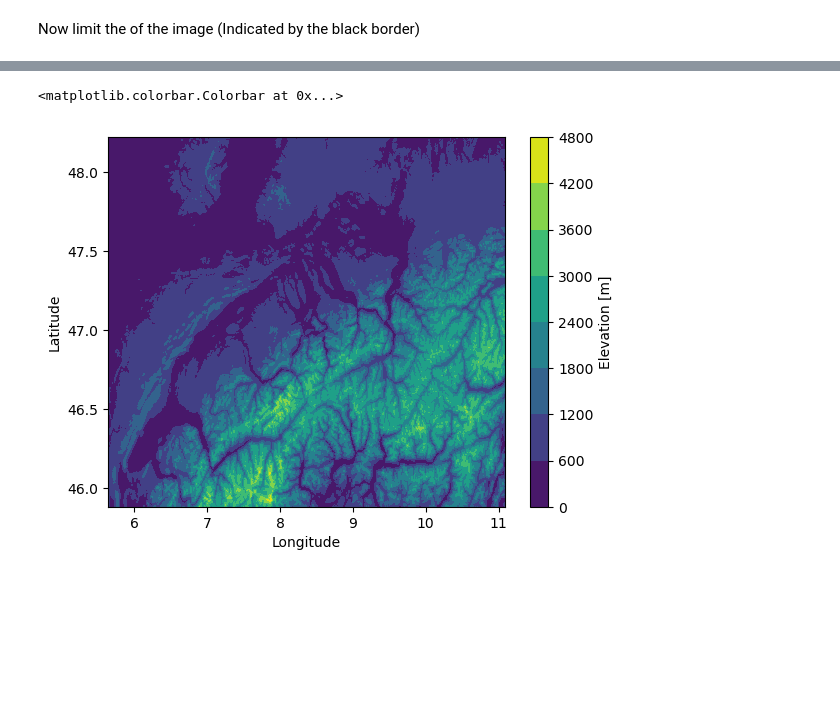
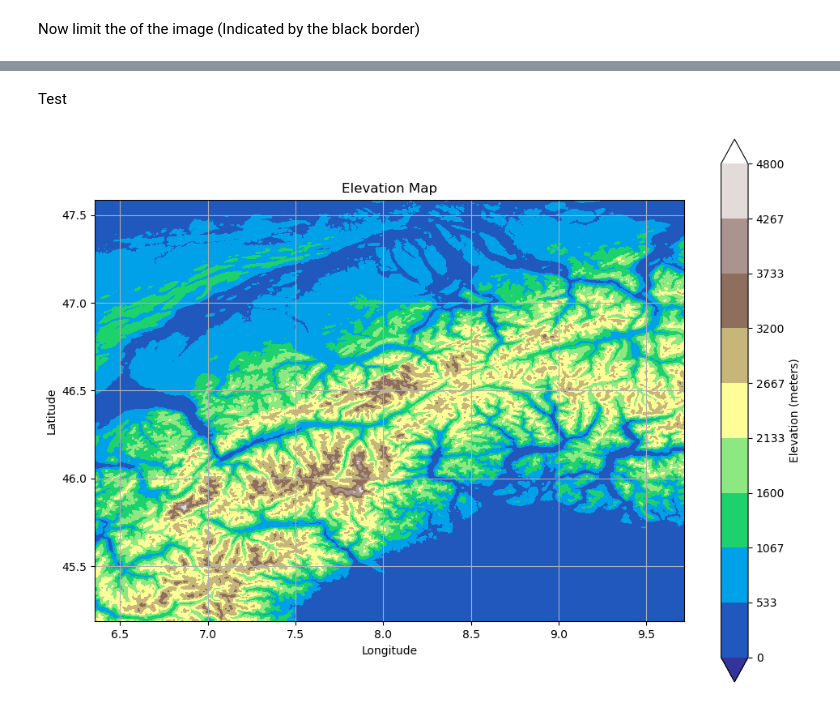
Before and after one commit to FPWRasmussen/DTU-Special-Course, a Jupyter notebook: src/elevation_handler.ipynb, the cells around one changed output, grey strips where cells are left out. Cells and saved outputs as stored; diff of their text form; code cells hidden in the pictures; blank space fills up the shorter version.

```diff
--- a/src/elevation_handler.ipynb
+++ b/src/elevation_handler.ipynb
@@ -110,11 +123,24 @@ Again, let's test the function.
-# %%
-subarray, subrow_points, subcol_points, subarray_bounds = generate_subarray(merged_map, srtm_latitude, srtm_longitude, map_boundaries)
-
-plt.figure()
-plt.contourf(subcol_points[::10], subrow_points[::10], subarray[::10, ::10])
-plt.xlabel("Longitude")
-plt.ylabel("Latitude")
-plt.colorbar(label="Elevation [m]")
-# %% [output]
-<matplotlib.colorbar.Colorbar at 0x...>
-[figure, removed]
+# %% [markdown]
+Test
+# %%
+subarray, subrow_points, subcol_points, subarray_bounds = generate_subarray(merged_map, srtm_latitude, srtm_longitude, map_boundaries)
+
+vmin = np.minimum(0, float('%.2g' % np.max(subarray)))
+vmax = np.maximum(0, float('%.2g' % np.max(subarray))) # round down to two significant digits
+levels = np.linspace(vmin, vmax, 10)
+
+fig, ax = plt.subplots(figsize = (10, 7))
+ct = ax.contourf(subcol_points[::scale], subrow_points[::scale], subarray[::scale, ::scale],
+                levels = levels, vmin = vmin, vmax = vmax, extend = "both",
+                cmap='terrain')
+plt.colorbar(ct, ax = ax, label='Elevation (meters)')
+
+ax.grid()
+ax.set_aspect('equal')
+ax.set_title('Elevation Map')
+ax.set_xlabel('Longitude')
+ax.set_ylabel('Latitude')
+plt.tight_layout()
+plt.show()
+# %% [output]
+[figure, added]
```
Also changed, not shown: parts of 5 cells of this notebook, 3 other files.
